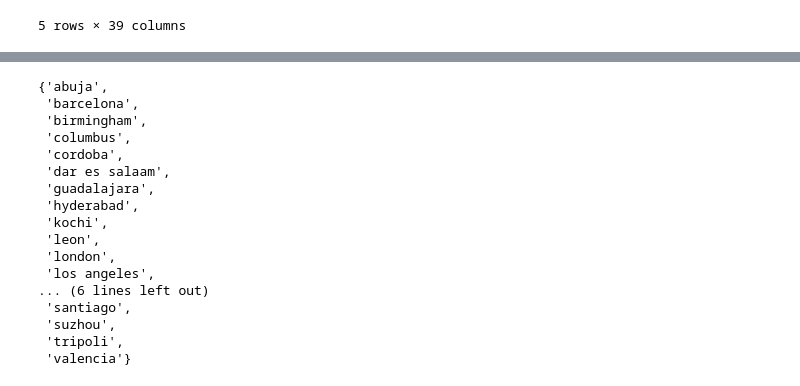
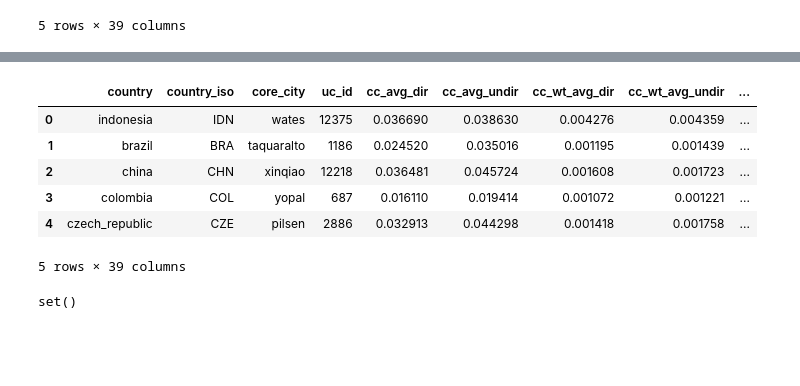
Before and after one commit to Pendulun/POC1, a Jupyter notebook: code/analiseIndicadoresMundiais/New_features_merge.ipynb, the cells around one changed output, grey strips where cells are left out. Drawn from its saved outputs; the diff is of its cells as text; code cells hidden in the pictures; blank space fills up the shorter version.

```diff
--- a/code/analiseIndicadoresMundiais/New_features_merge.ipynb
+++ b/code/analiseIndicadoresMundiais/New_features_merge.ipynb
@@ -48,20 +77,16 @@ orig_small_graphs_df = pd.read_csv('./data/grafos_pequenos.csv')
+# %%
+orig_small_graphs_df.head()
+# %% [output]
+|  | country | country_iso | core_city | uc_id | cc_avg_dir | cc_avg_undir | cc_wt_avg_dir | cc_wt_avg_undir | ... |
+| 0 | indonesia | IDN | wates | 12375 | 0.036690 | 0.038630 | 0.004276 | 0.004359 | ... |
+| 1 | brazil | BRA | taquaralto | 1186 | 0.024520 | 0.035016 | 0.001195 | 0.001439 | ... |
+| 2 | china | CHN | xinqiao | 12218 | 0.036481 | 0.045724 | 0.001608 | 0.001723 | ... |
+| 3 | colombia | COL | yopal | 687 | 0.016110 | 0.019414 | 0.001072 | 0.001221 | ... |
+| 4 | czech_republic | CZE | pilsen | 2886 | 0.032913 | 0.044298 | 0.001418 | 0.001758 | ... |
+5 rows × 39 columns
 # %%
-{' '.join(city.split('_')) for city in orig_small_graphs_df['core_city'].tolist()}.difference(set(small_graphs_feat_df['city_name']))
+ids_to_add_at_small = {id for id in orig_small_graphs_df['uc_id'].tolist()}.difference(set(small_graphs_feat_df['city_id']))
-# %% [output]
-{'abuja',
- 'barcelona',
- 'birmingham',
- 'columbus',
- 'cordoba',
- 'dar es salaam',
- 'guadalajara',
- 'hyderabad',
- 'kochi',
- 'leon',
- 'london',
- 'los angeles',
-... (6 lines left out)
- 'santiago',
- 'suzhou',
- 'tripoli',
- 'valencia'}
+# %%
+ids_to_add_at_small
+# %% [output]
+set()
```
Also changed, not shown: parts of 15 cells of this notebook, 4 other files.
